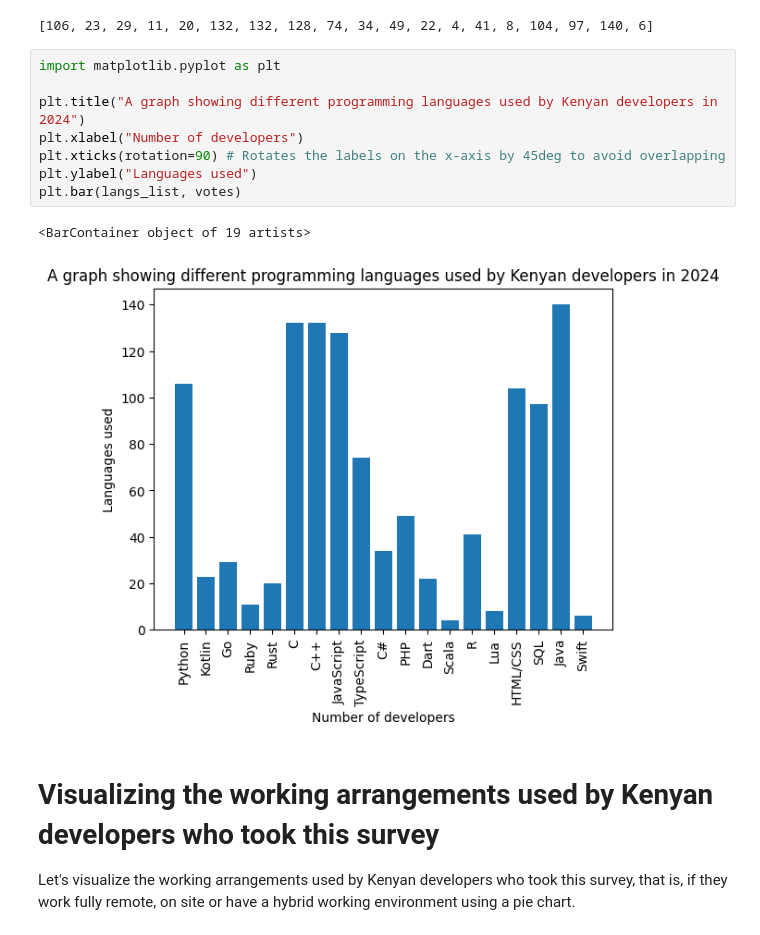
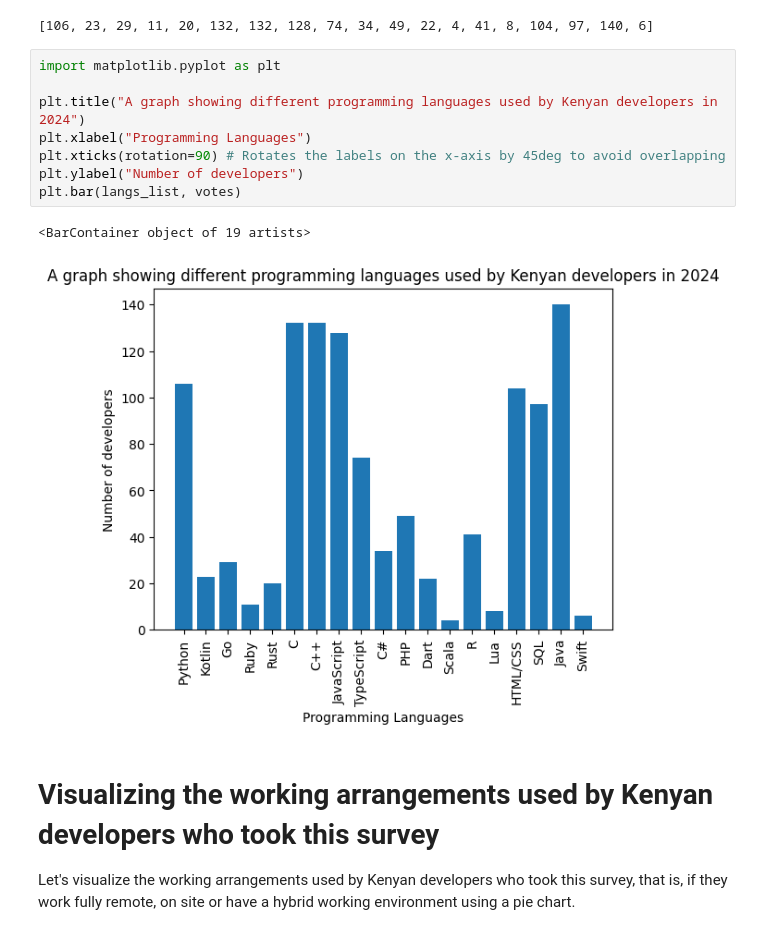
Before and after one commit to dkkinyua/data-science, a Jupyter notebook: 1. Pandas/Kenyan Developer Analysis according to Stack Overflow Survey 2024/Kenya Dev Analysis.ipynb, the cells around one changed output. Saved outputs shown, nothing was run; the diff lists cells and outputs as text.

```diff
--- a/1. Pandas/Kenyan Developer Analysis according to Stack Overflow Survey 2024/Kenya Dev Analysis.ipynb
+++ b/1. Pandas/Kenyan Developer Analysis according to Stack Overflow Survey 2024/Kenya Dev Analysis.ipynb
@@ -85,14 +85,14 @@ votes
 # %%
 import matplotlib.pyplot as plt
 
 plt.title("A graph showing different programming languages used by Kenyan developers in 2024")
-plt.xlabel("Number of developers")
+plt.xlabel("Programming Languages")
 plt.xticks(rotation=90) # Rotates the labels on the x-axis by 45deg to avoid overlapping
-plt.ylabel("Languages used")
+plt.ylabel("Number of developers")
 plt.bar(langs_list, votes)
 # %% [output]
 <BarContainer object of 19 artists>
-[figure, old version]
+[figure, new version]
 # %% [markdown]
 # Visualizing the working arrangements used by Kenyan developers who took this survey
 
```
